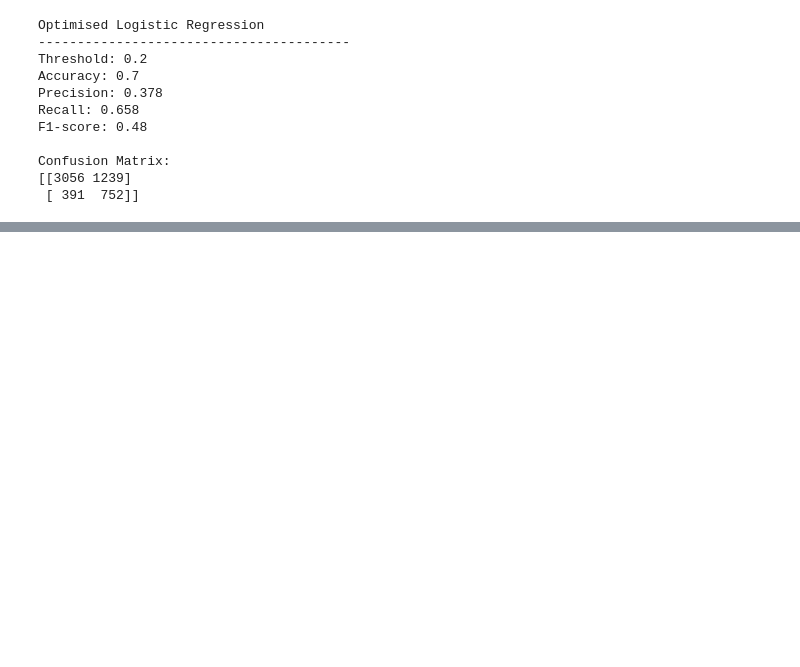
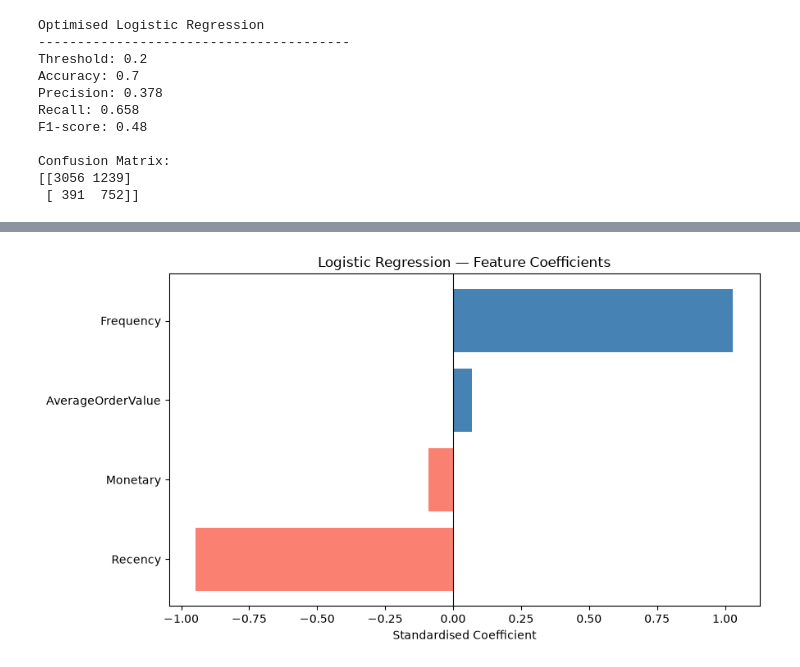
Before and after one commit to khainguyen-analytics/customer-intelligence-engine, a Jupyter notebook: notebooks/05_predictive_modelling.ipynb, the cells around one changed output, grey strips where cells are left out. Cells and saved outputs as stored; diff of their text form; code cells hidden in the pictures; blank space fills up the shorter version.

```diff
--- a/notebooks/05_predictive_modelling.ipynb
+++ b/notebooks/05_predictive_modelling.ipynb
@@ -738,0 +1138,29 @@ Confusion Matrix:
+# %%
+# Sort features by coefficient
+plot_data = feature_importance.sort_values("Coefficient")
+
+# Create horizontal bar chart
+plt.figure(figsize=(9, 5))
+
+colors = [
+    "steelblue" if value > 0 else "salmon"
+    for value in plot_data["Coefficient"]
+]
+
+plt.barh(
+    plot_data["Feature"],
+    plot_data["Coefficient"],
+    color=colors
+)
+
+# Add reference line at zero
+plt.axvline(0, color="black", linewidth=0.8)
+
+plt.title("Logistic Regression — Feature Coefficients")
+plt.xlabel("Standardised Coefficient")
+plt.ylabel("")
+
+plt.tight_layout()
+plt.show()
+# %% [output]
+[figure, added]
```
Also changed, not shown: parts of 27 cells of this notebook, 3 other files.
